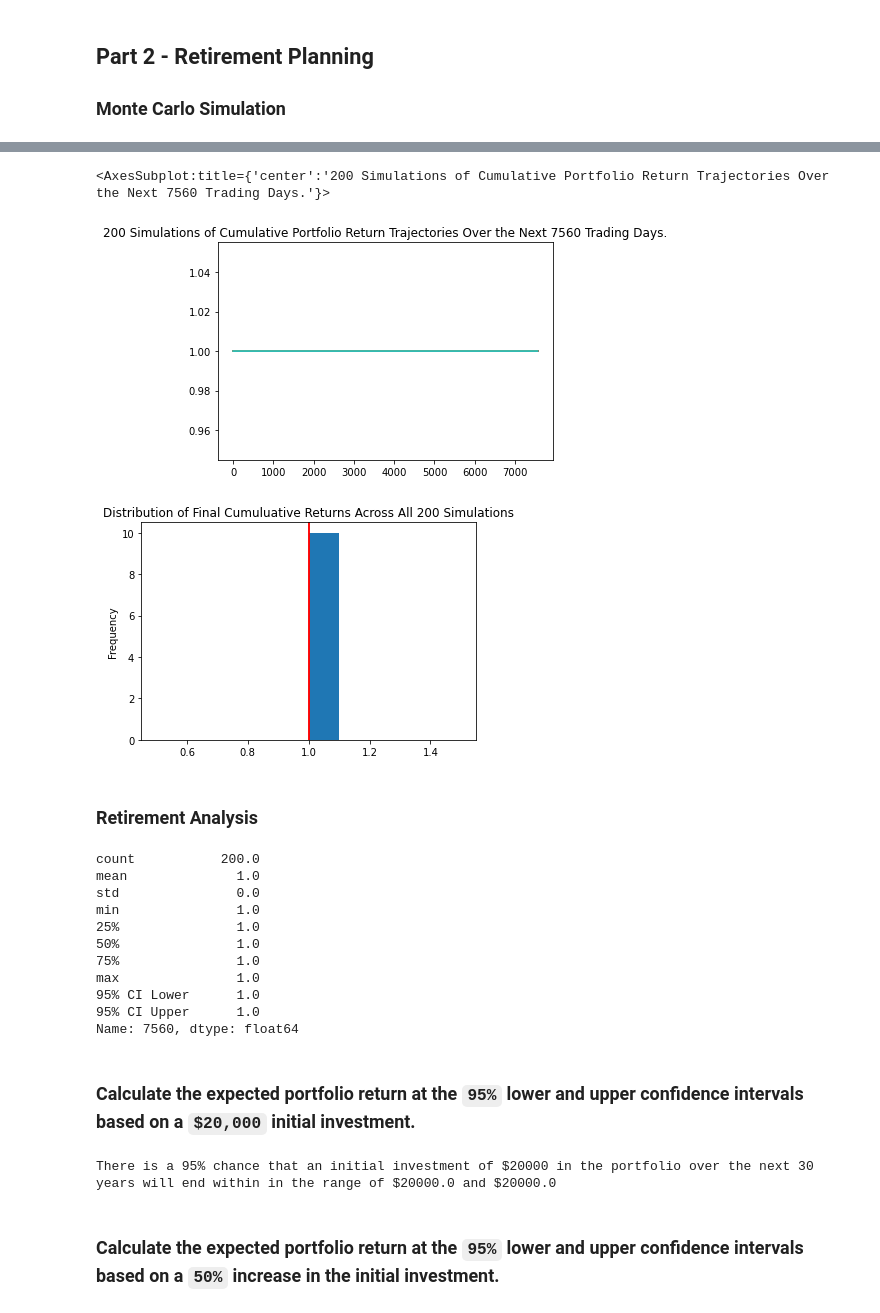
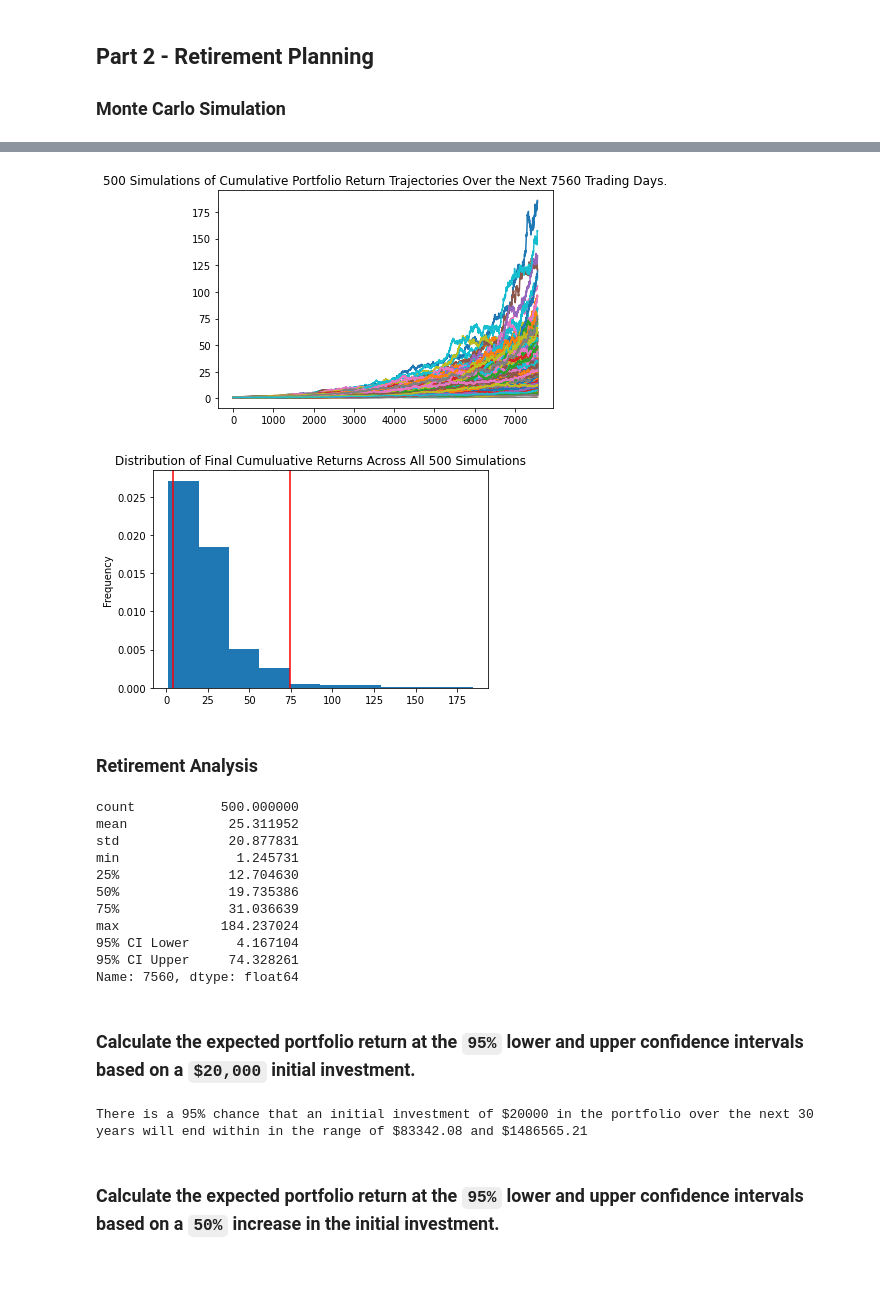
Before and after one commit to Luke-Mac/financial_planning, a Jupyter notebook: financial-planner.ipynb, the cells around one changed output, grey strips where cells are left out. Cells and saved outputs as stored; diff of their text form; code cells hidden in the pictures; blank space fills up the shorter version.

```diff
--- a/financial-planner.ipynb
+++ b/financial-planner.ipynb
@@ -265,7 +265,7 @@ df_stock_data = alpaca.get_barset(
     end=end_date,
     limit=1000,
 ).df
-df_stock_data = df_stock_data.sort_index(ascending=False)
+
 # Display sample data
 df_stock_data.head()
 # %% [output]
@@ -280,13 +280,13 @@ df_stock_data.head()
 # %%
 # Configuring a Monte Carlo simulation to forecast 30 years cumulative returns
 # Set number of simulations
-num_sims = 200
+num_sims = 500
 
 MC_thirty_year = MCSimulation(
     portfolio_data = df_stock_data,
-    weights = [.40,.60],
+    weights = [.40, .60],
     num_simulation = num_sims,
-    num_trading_days = 252*30
+    num_trading_days = 252 * 30
 )
 
 # Print the simulation input data
@@ -340,14 +348,13 @@ Running Monte Carlo simulation number 190.
 # %%
 # Plot simulation outcomes
-MC_thirty_year.plot_simulation()
+line_plot = MC_thirty_year.plot_simulation()
 # %% [output]
-<AxesSubplot:title={'center':'200 Simulations of Cumulative Portfolio Return Trajectories Over the Next 7560 Trading Days.'}>
-[figure, old version]
+[figure, new version]
 # %%
 # Plot probability distribution and confidence intervals
 dist_plot = MC_thirty_year.plot_distribution()
 # %% [output]
-[figure, old version]
+[figure, new version]
 # %% [markdown]
 ### Retirement Analysis
 # %%
@@ -357,16 +364,16 @@ tbl = MC_thirty_year.summarize_cumulative_return()
 # Print summary statistics
 print(tbl)
 # %% [output]
-count           200.0
-mean              1.0
-std               0.0
-min               1.0
-25%               1.0
-50%               1.0
-75%               1.0
-max               1.0
-95% CI Lower      1.0
-95% CI Upper      1.0
+count           500.000000
+mean             25.311952
+std              20.877831
+min               1.245731
+25%              12.704630
+50%              19.735386
+75%              31.036639
+max             184.237024
+95% CI Lower      4.167104
+95% CI Upper     74.328261
 Name: 7560, dtype: float64
 # %% [markdown]
 ### Calculate the expected portfolio return at the `95%` lower and upper confidence intervals based on a `$20,000` initial investment.
@@ -383,7 +390,7 @@ print(f"There is a 95% chance that an initial investment of ${initial_investment
       f" over the next 30 years will end within in the range of"
       f" ${ci_lower} and ${ci_upper}")
 # %% [output]
-There is a 95% chance that an initial investment of $20000 in the portfolio over the next 30 years will end within in the range of $20000.0 and $20000.0
+There is a 95% chance that an initial investment of $20000 in the portfolio over the next 30 years will end within in the range of $83342.08 and $1486565.21
 # %% [markdown]
 ### Calculate the expected portfolio return at the `95%` lower and upper confidence intervals based on a `50%` increase in the initial investment.
 # %%
```
Also changed, not shown: parts of 4 cells of this notebook.
